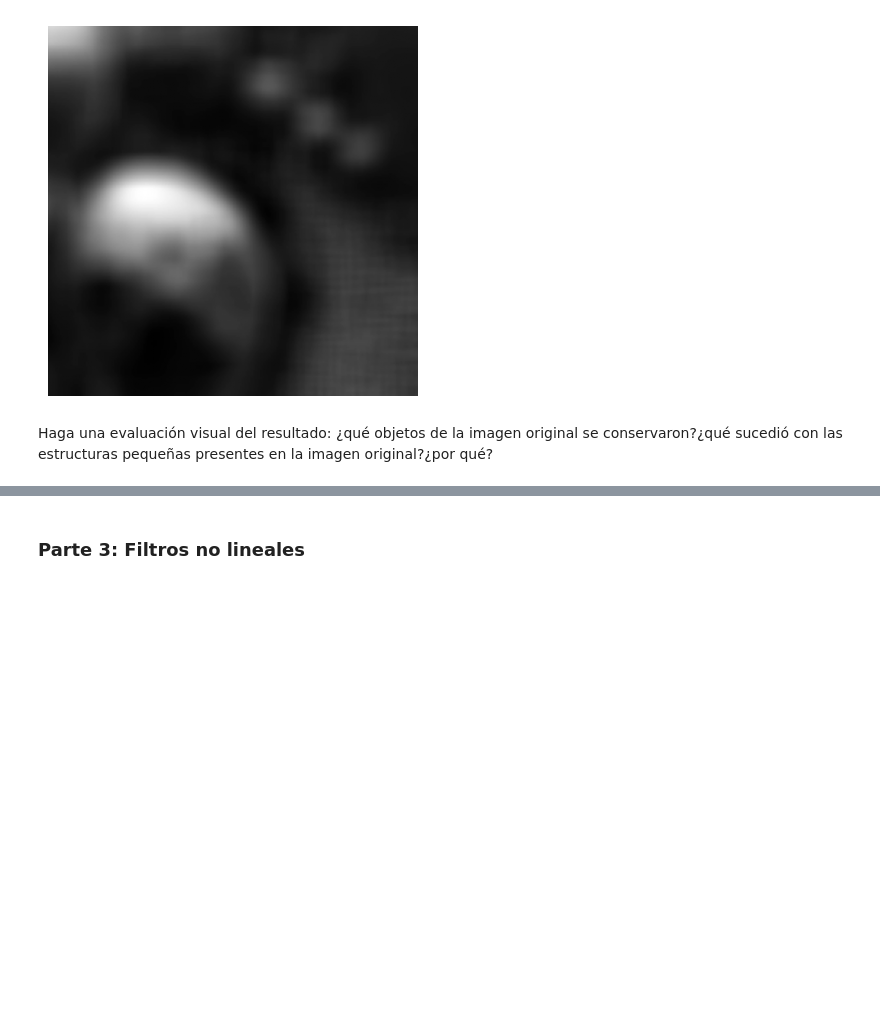
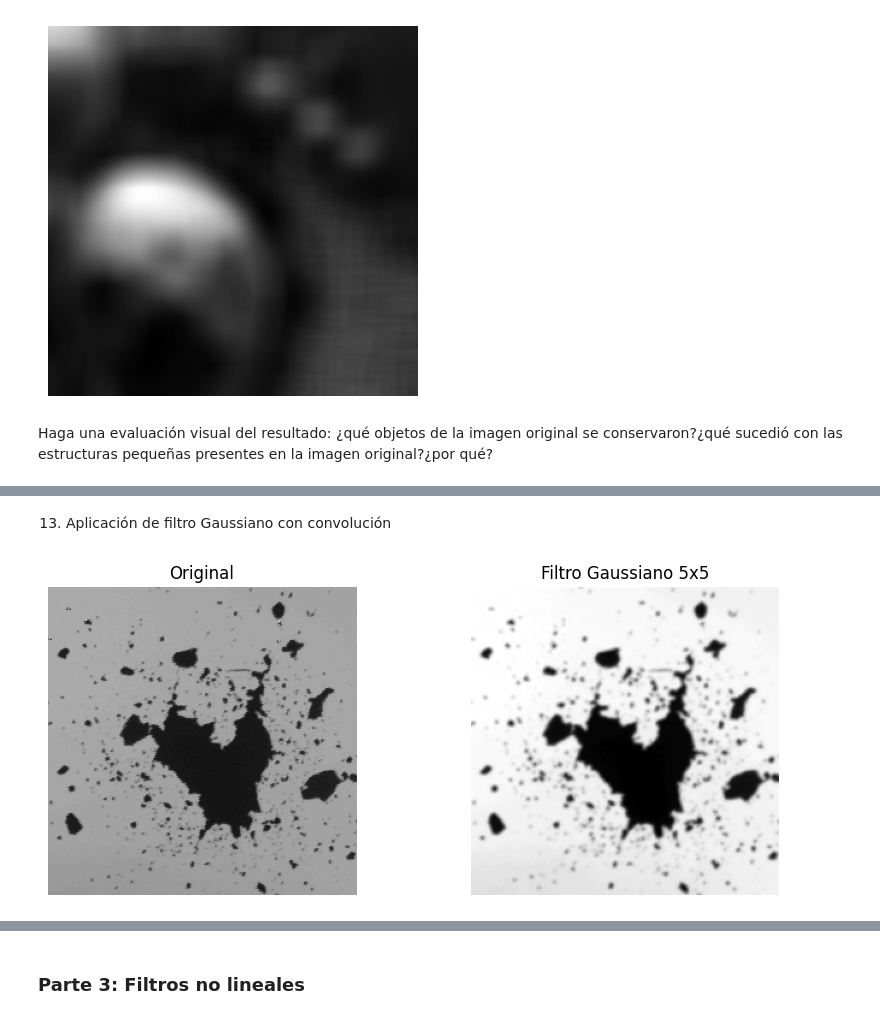
Before and after one commit to Jssoff/Taller_5_I-M, a Jupyter notebook: Briceño_Garay_Taller 5/Taller_5.ipynb, the cells around one changed output, grey strips where cells are left out. Cells and saved outputs as stored; diff of their text form; code cells hidden in the pictures; blank space fills up the shorter version.

```diff
--- a/Briceño_Garay_Taller 5/Taller_5.ipynb
+++ b/Briceño_Garay_Taller 5/Taller_5.ipynb
@@ -123,0 +158,34 @@ Haga una evaluación visual del resultado: ¿qué objetos de la imagen original
+# %% [markdown]
+13. Aplicación de filtro Gaussiano con convolución
+# %%
+img_float = img_impact.astype(np.float32)
+
+gaussian_kernel_5x5 = np.array([
+    [1,  4,  6,  4, 1],
+    [4, 16, 24, 16, 4],
+    [6, 24, 36, 24, 6],
+    [4, 16, 24, 16, 4],
+    [1,  4,  6,  4, 1]
+], dtype=np.float32)
+
+gaussian_kernel_5x5 /= gaussian_kernel_5x5.sum()
+
+filtered_gaussian = convolve(img_float, gaussian_kernel_5x5, mode='reflect')
+
+filtered_gaussian = np.clip(filtered_gaussian, 0, 255).astype(np.uint8)
+
+plt.figure(figsize=(10,4))
+
+plt.subplot(1,2,1)
+plt.imshow(img_impact, cmap='gray')
+plt.title("Original")
+plt.axis("off")
+
+plt.subplot(1,2,2)
+plt.imshow(filtered_gaussian, cmap='gray')
+plt.title("Filtro Gaussiano 5x5")
+plt.axis("off")
+
+plt.show()
+# %% [output]
+[figure, added]
```
Also changed, not shown: parts of 12 cells of this notebook.
